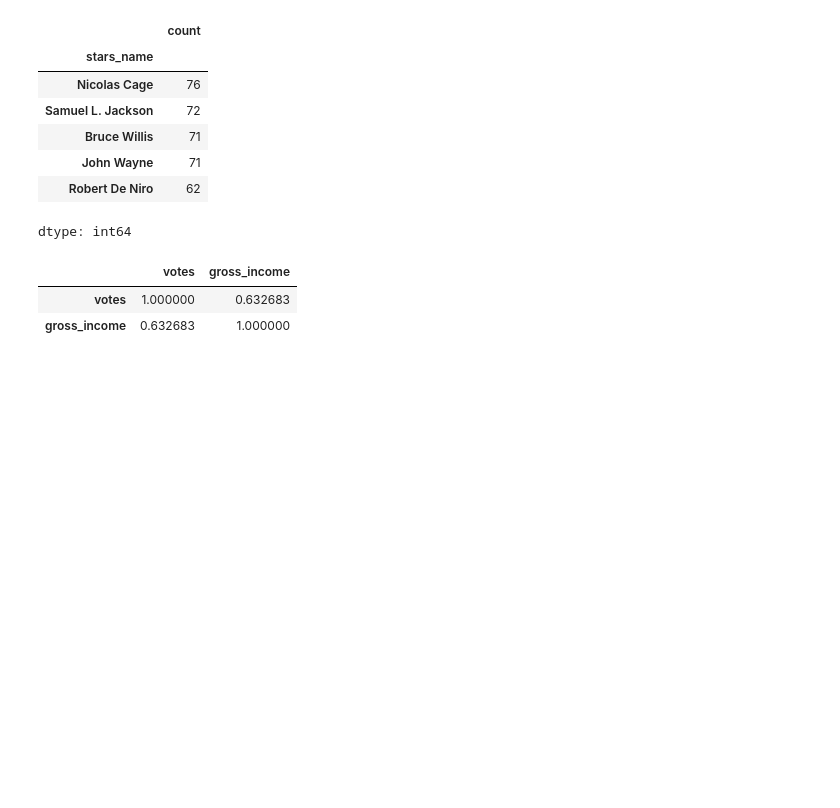
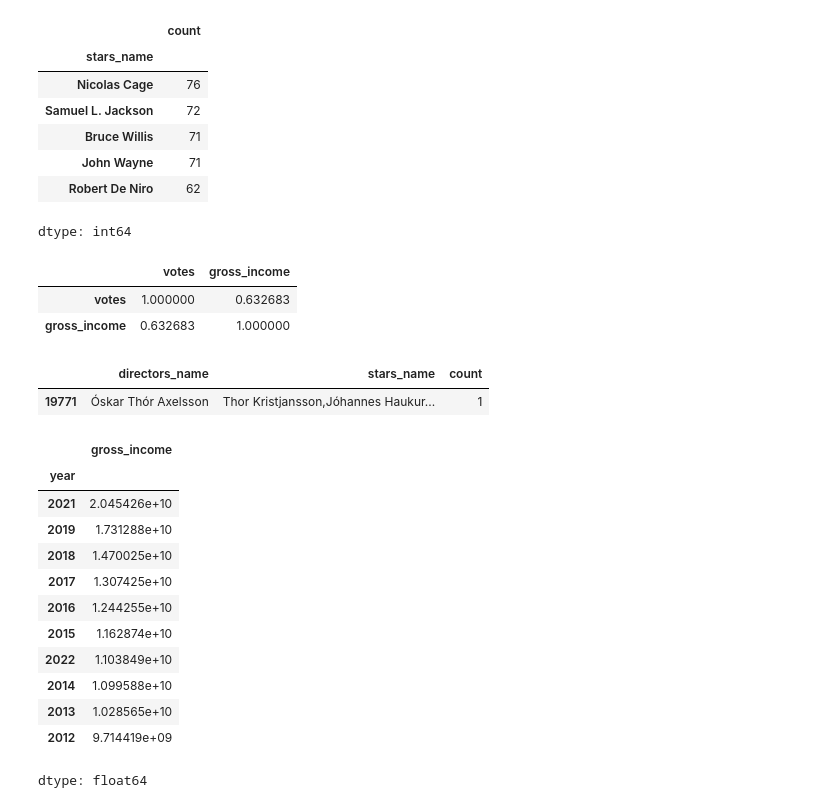
Before and after one commit to shreyaupadhyay4/project_movie, a Jupyter notebook: movies_project.ipynb, the cells around one changed output. Saved outputs shown, nothing was run; the diff lists cells and outputs as text; code cells hidden in the pictures; blank space fills up the shorter version.

```diff
--- a/movies_project.ipynb
+++ b/movies_project.ipynb
@@ -915,0 +921,7 @@ a=df[['directors_name','stars_name']].explode('directors_name')
+# %%
+
+# Step 3: Sort by frequency and get the top duo
+b.sort_index( ascending=False).head(1)
+# %% [output]
+|  | directors_name | stars_name | count |
+| 19771 | Óskar Thór Axelsson | Thor Kristjansson,Jóhannes Haukur... | 1 |
@@ -915,0 +930,16 @@ a=df[['directors_name','stars_name']].explode('directors_name')
+# %%
+df.groupby('year')['gross_income'].sum().sort_values(ascending=False).head(10)
+# %% [output]
+|  | gross_income |
+| year |  |
+| 2021 | 2.045426e+10 |
+| 2019 | 1.731288e+10 |
+| 2018 | 1.470025e+10 |
+| 2017 | 1.307425e+10 |
+| 2016 | 1.244255e+10 |
+| 2015 | 1.162874e+10 |
+| 2022 | 1.103849e+10 |
+| 2014 | 1.099588e+10 |
+| 2013 | 1.028565e+10 |
+| 2012 | 9.714419e+09 |
+dtype: float64
```
Also changed, not shown: parts of 9 cells of this notebook.
